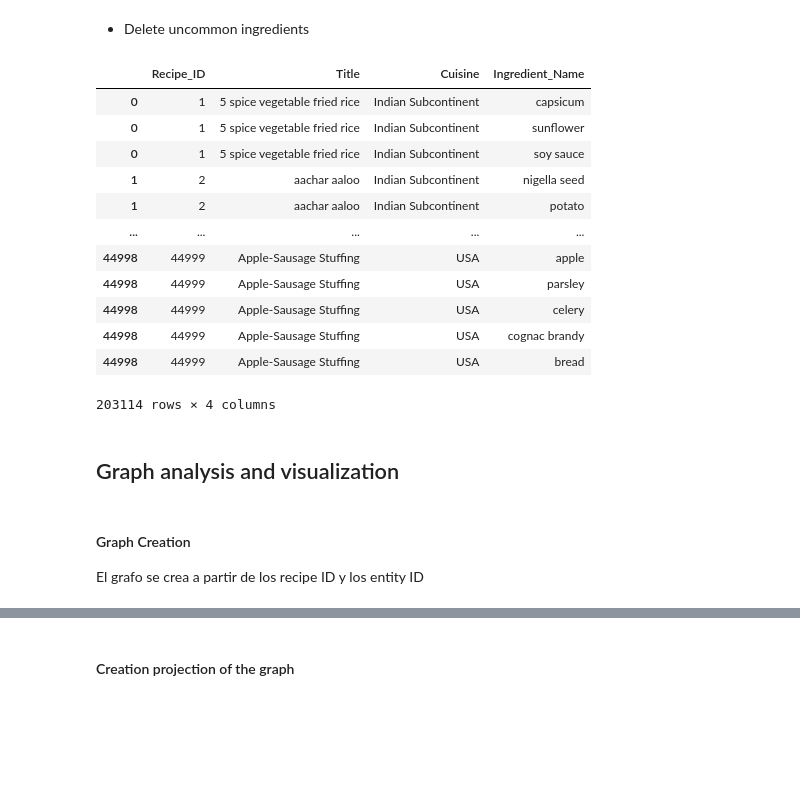
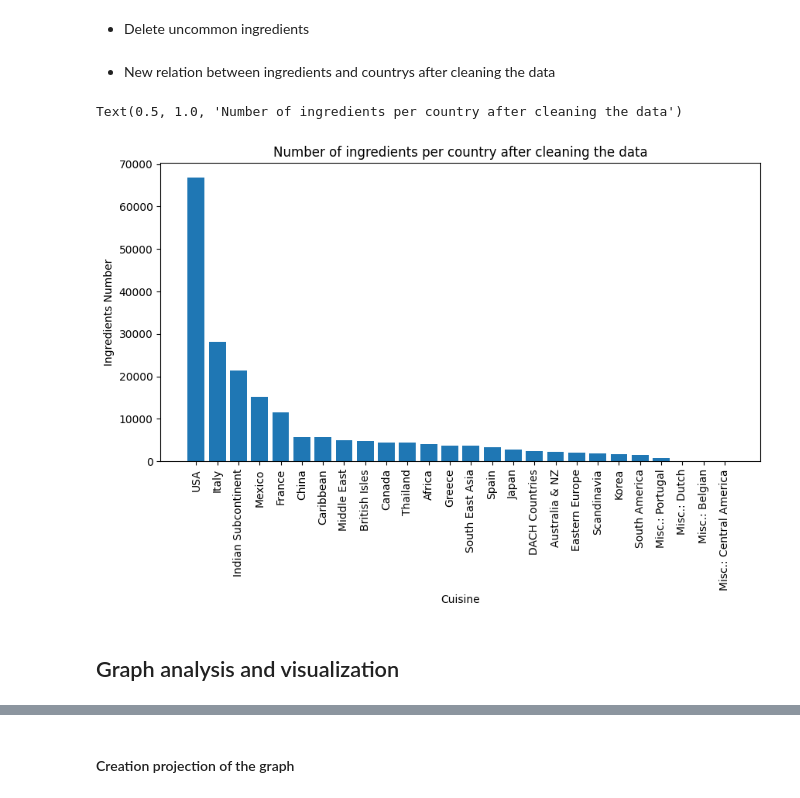
Before and after one commit to GiselleSL/Recipe-Data-Analysis, a Jupyter notebook: dataLoader.ipynb, the cells around one changed output, grey strips where cells are left out. Drawn from its saved outputs; the diff is of its cells as text; code cells hidden in the pictures; blank space fills up the shorter version.

```diff
--- a/dataLoader.ipynb
+++ b/dataLoader.ipynb
@@ -244,20 +242,21 @@ df_uncommon_ingredients = filter_uncommon_ingredients(df_recipe_analysis_explode
 # %%
 #Remove the uncommon ingredients
 df_clean = filter_recipes_by_ingredients(df_recipe_analysis_explode, uncommon_ingredients, 'Ingredient_Name' )
-df_clean
-# %% [output]
-|  | Recipe_ID | Title | Cuisine | Ingredient_Name |
-| 0 | 1 | 5 spice vegetable fried rice | Indian Subcontinent | capsicum |
-| 0 | 1 | 5 spice vegetable fried rice | Indian Subcontinent | sunflower |
-| 0 | 1 | 5 spice vegetable fried rice | Indian Subcontinent | soy sauce |
-| 1 | 2 | aachar aaloo | Indian Subcontinent | nigella seed |
-| 1 | 2 | aachar aaloo | Indian Subcontinent | potato |
-| ... | ... | ... | ... | ... |
-| 44998 | 44999 | Apple-Sausage Stuffing | USA | apple |
-| 44998 | 44999 | Apple-Sausage Stuffing | USA | parsley |
-| 44998 | 44999 | Apple-Sausage Stuffing | USA | celery |
-| 44998 | 44999 | Apple-Sausage Stuffing | USA | cognac brandy |
-| 44998 | 44999 | Apple-Sausage Stuffing | USA | bread |
-203114 rows × 4 columns
+# %% [markdown]
+- New relation between ingredients and countrys after cleaning the data
+# %%
+# Divide la columna de ingredientes en filas separadas
+ingredients_by_cousine = df_clean.groupby("Cuisine")["Ingredient_Name"].count().sort_values(ascending=False)
+
+# Crear gráfico de barras
+plt.figure(figsize=(10, 5))
+plt.bar(ingredients_by_cousine.index, ingredients_by_cousine.values)
+plt.xticks(rotation=90)
+plt.xlabel("Cuisine")
+plt.ylabel("Ingredients Number")
+plt.title("Number of ingredients per country after cleaning the data")
+# %% [output]
+Text(0.5, 1.0, 'Number of ingredients per country after cleaning the data')
+[figure, added]
 # %% [markdown]
 ## Graph analysis and visualization
@@ -271,3 +262,0 @@ import matplotlib.pyplot as plt
-# %% [markdown]
-#### Graph Creation
-El grafo se crea a partir de los recipe ID y los entity ID
```
Also changed, not shown: parts of 56 cells of this notebook, 19 other files.
